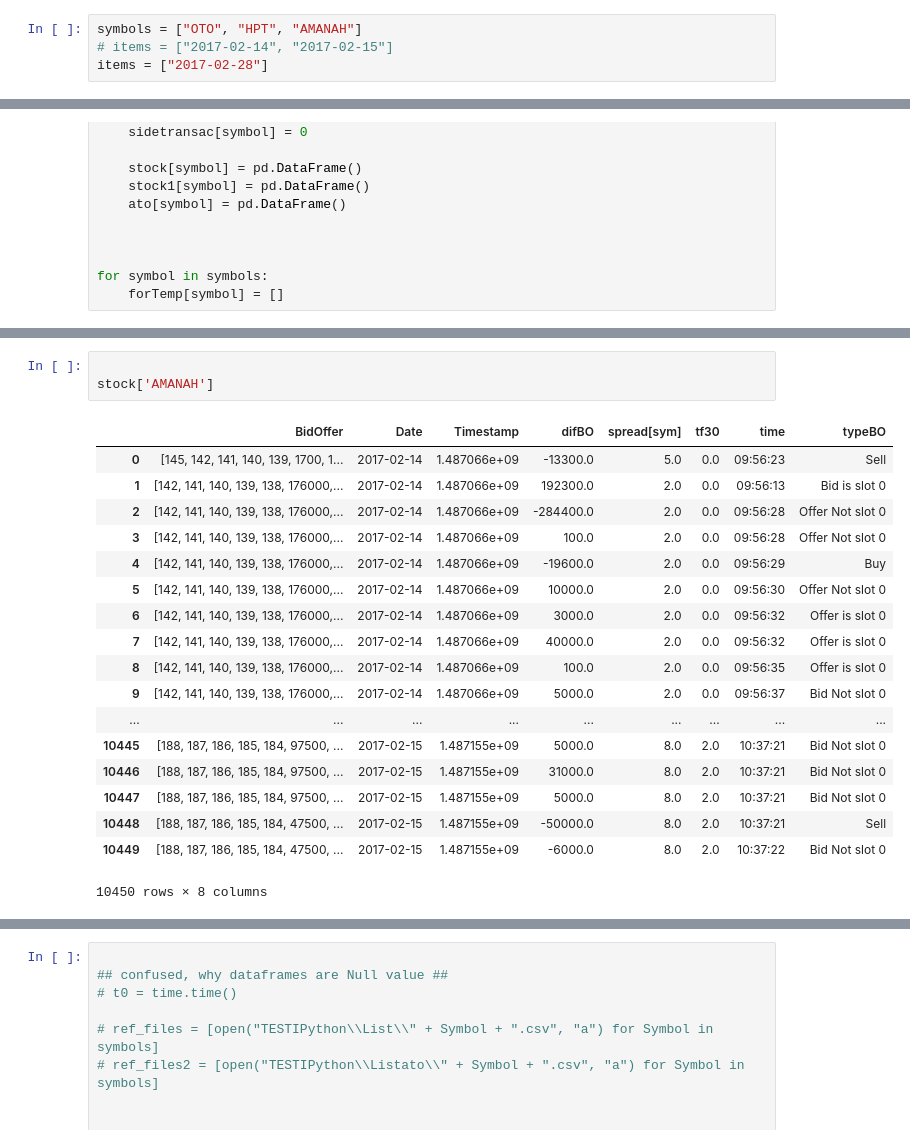
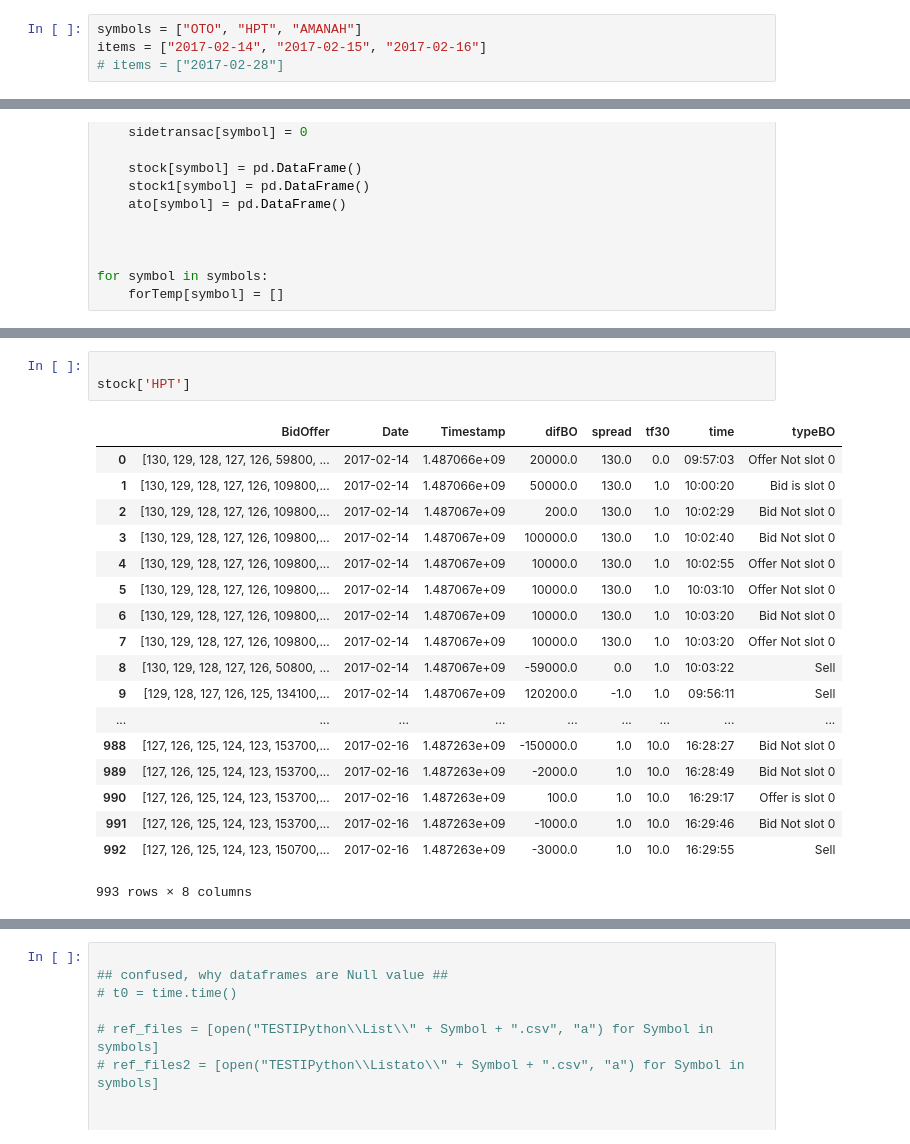
Before and after one commit to chotipat41688/SeProj, a Jupyter notebook: Ipython/readFile.ipynb, the cells around one changed output, grey strips where cells are left out. Drawn from its saved outputs; the diff is of its cells as text.

```diff
--- a/Ipython/readFile.ipynb
+++ b/Ipython/readFile.ipynb
@@ -8,8 +8,8 @@ import numpy as np
 import pandas as pd
 # %%
 symbols = ["OTO", "HPT", "AMANAH"]
-# items = ["2017-02-14", "2017-02-15"]
-items = ["2017-02-28"]
+items = ["2017-02-14", "2017-02-15", "2017-02-16"]
+# items = ["2017-02-28"]
 # %%
 def getFreefloat():
     allShare = 250000000  # ACAP
@@ -554,22 +563,22 @@ KeyboardInterrupt:
 # %%
 
-stock['AMANAH']
+stock['HPT']
 # %% [output]
-|  | BidOffer | Date | Timestamp | difBO | spread[sym] | tf30 | time | typeBO |
-| 0 | [145, 142, 141, 140, 139, 1700, 1... | 2017-02-14 | 1.487066e+09 | -13300.0 | 5.0 | 0.0 | 09:56:23 | Sell |
-| 1 | [142, 141, 140, 139, 138, 176000,... | 2017-02-14 | 1.487066e+09 | 192300.0 | 2.0 | 0.0 | 09:56:13 | Bid is slot 0 |
-| 2 | [142, 141, 140, 139, 138, 176000,... | 2017-02-14 | 1.487066e+09 | -284400.0 | 2.0 | 0.0 | 09:56:28 | Offer Not slot 0 |
-| 3 | [142, 141, 140, 139, 138, 176000,... | 2017-02-14 | 1.487066e+09 | 100.0 | 2.0 | 0.0 | 09:56:28 | Offer Not slot 0 |
-| 4 | [142, 141, 140, 139, 138, 176000,... | 2017-02-14 | 1.487066e+09 | -19600.0 | 2.0 | 0.0 | 09:56:29 | Buy |
-| 5 | [142, 141, 140, 139, 138, 176000,... | 2017-02-14 | 1.487066e+09 | 10000.0 | 2.0 | 0.0 | 09:56:30 | Offer Not slot 0 |
-| 6 | [142, 141, 140, 139, 138, 176000,... | 2017-02-14 | 1.487066e+09 | 3000.0 | 2.0 | 0.0 | 09:56:32 | Offer is slot 0 |
-| 7 | [142, 141, 140, 139, 138, 176000,... | 2017-02-14 | 1.487066e+09 | 40000.0 | 2.0 | 0.0 | 09:56:32 | Offer is slot 0 |
-| 8 | [142, 141, 140, 139, 138, 176000,... | 2017-02-14 | 1.487066e+09 | 100.0 | 2.0 | 0.0 | 09:56:35 | Offer is slot 0 |
-| 9 | [142, 141, 140, 139, 138, 176000,... | 2017-02-14 | 1.487066e+09 | 5000.0 | 2.0 | 0.0 | 09:56:37 | Bid Not slot 0 |
+|  | BidOffer | Date | Timestamp | difBO | spread | tf30 | time | typeBO |
+| 0 | [130, 129, 128, 127, 126, 59800, ... | 2017-02-14 | 1.487066e+09 | 20000.0 | 130.0 | 0.0 | 09:57:03 | Offer Not slot 0 |
+| 1 | [130, 129, 128, 127, 126, 109800,... | 2017-02-14 | 1.487066e+09 | 50000.0 | 130.0 | 1.0 | 10:00:20 | Bid is slot 0 |
+| 2 | [130, 129, 128, 127, 126, 109800,... | 2017-02-14 | 1.487067e+09 | 200.0 | 130.0 | 1.0 | 10:02:29 | Bid Not slot 0 |
+| 3 | [130, 129, 128, 127, 126, 109800,... | 2017-02-14 | 1.487067e+09 | 100000.0 | 130.0 | 1.0 | 10:02:40 | Bid Not slot 0 |
+| 4 | [130, 129, 128, 127, 126, 109800,... | 2017-02-14 | 1.487067e+09 | 10000.0 | 130.0 | 1.0 | 10:02:55 | Offer Not slot 0 |
+| 5 | [130, 129, 128, 127, 126, 109800,... | 2017-02-14 | 1.487067e+09 | 10000.0 | 130.0 | 1.0 | 10:03:10 | Offer Not slot 0 |
+| 6 | [130, 129, 128, 127, 126, 109800,... | 2017-02-14 | 1.487067e+09 | 10000.0 | 130.0 | 1.0 | 10:03:20 | Bid Not slot 0 |
+| 7 | [130, 129, 128, 127, 126, 109800,... | 2017-02-14 | 1.487067e+09 | 10000.0 | 130.0 | 1.0 | 10:03:20 | Offer Not slot 0 |
+| 8 | [130, 129, 128, 127, 126, 50800, ... | 2017-02-14 | 1.487067e+09 | -59000.0 | 0.0 | 1.0 | 10:03:22 | Sell |
+| 9 | [129, 128, 127, 126, 125, 134100,... | 2017-02-14 | 1.487067e+09 | 120200.0 | -1.0 | 1.0 | 09:56:11 | Sell |
 | ... | ... | ... | ... | ... | ... | ... | ... | ... |
-| 10445 | [188, 187, 186, 185, 184, 97500, ... | 2017-02-15 | 1.487155e+09 | 5000.0 | 8.0 | 2.0 | 10:37:21 | Bid Not slot 0 |
-| 10446 | [188, 187, 186, 185, 184, 97500, ... | 2017-02-15 | 1.487155e+09 | 31000.0 | 8.0 | 2.0 | 10:37:21 | Bid Not slot 0 |
-| 10447 | [188, 187, 186, 185, 184, 97500, ... | 2017-02-15 | 1.487155e+09 | 5000.0 | 8.0 | 2.0 | 10:37:21 | Bid Not slot 0 |
-| 10448 | [188, 187, 186, 185, 184, 47500, ... | 2017-02-15 | 1.487155e+09 | -50000.0 | 8.0 | 2.0 | 10:37:21 | Sell |
-| 10449 | [188, 187, 186, 185, 184, 47500, ... | 2017-02-15 | 1.487155e+09 | -6000.0 | 8.0 | 2.0 | 10:37:22 | Bid Not slot 0 |
+| 988 | [127, 126, 125, 124, 123, 153700,... | 2017-02-16 | 1.487263e+09 | -150000.0 | 1.0 | 10.0 | 16:28:27 | Bid Not slot 0 |
+| 989 | [127, 126, 125, 124, 123, 153700,... | 2017-02-16 | 1.487263e+09 | -2000.0 | 1.0 | 10.0 | 16:28:49 | Bid Not slot 0 |
+| 990 | [127, 126, 125, 124, 123, 153700,... | 2017-02-16 | 1.487263e+09 | 100.0 | 1.0 | 10.0 | 16:29:17 | Offer is slot 0 |
+| 991 | [127, 126, 125, 124, 123, 153700,... | 2017-02-16 | 1.487263e+09 | -1000.0 | 1.0 | 10.0 | 16:29:46 | Bid Not slot 0 |
+| 992 | [127, 126, 125, 124, 123, 150700,... | 2017-02-16 | 1.487263e+09 | -3000.0 | 1.0 | 10.0 | 16:29:55 | Sell |
-10450 rows × 8 columns
+993 rows × 8 columns
```
Also changed, not shown: parts of 29 cells of this notebook.
